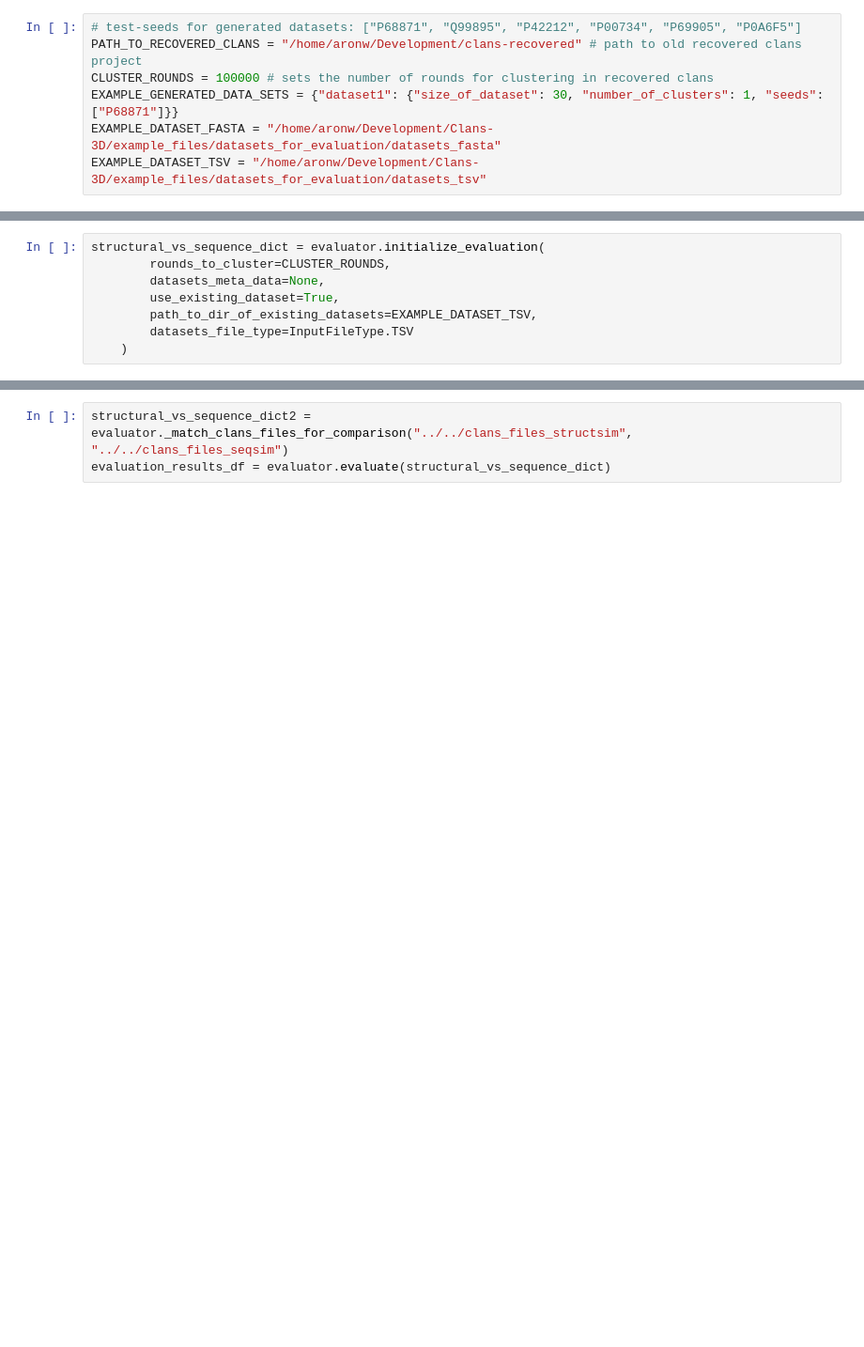
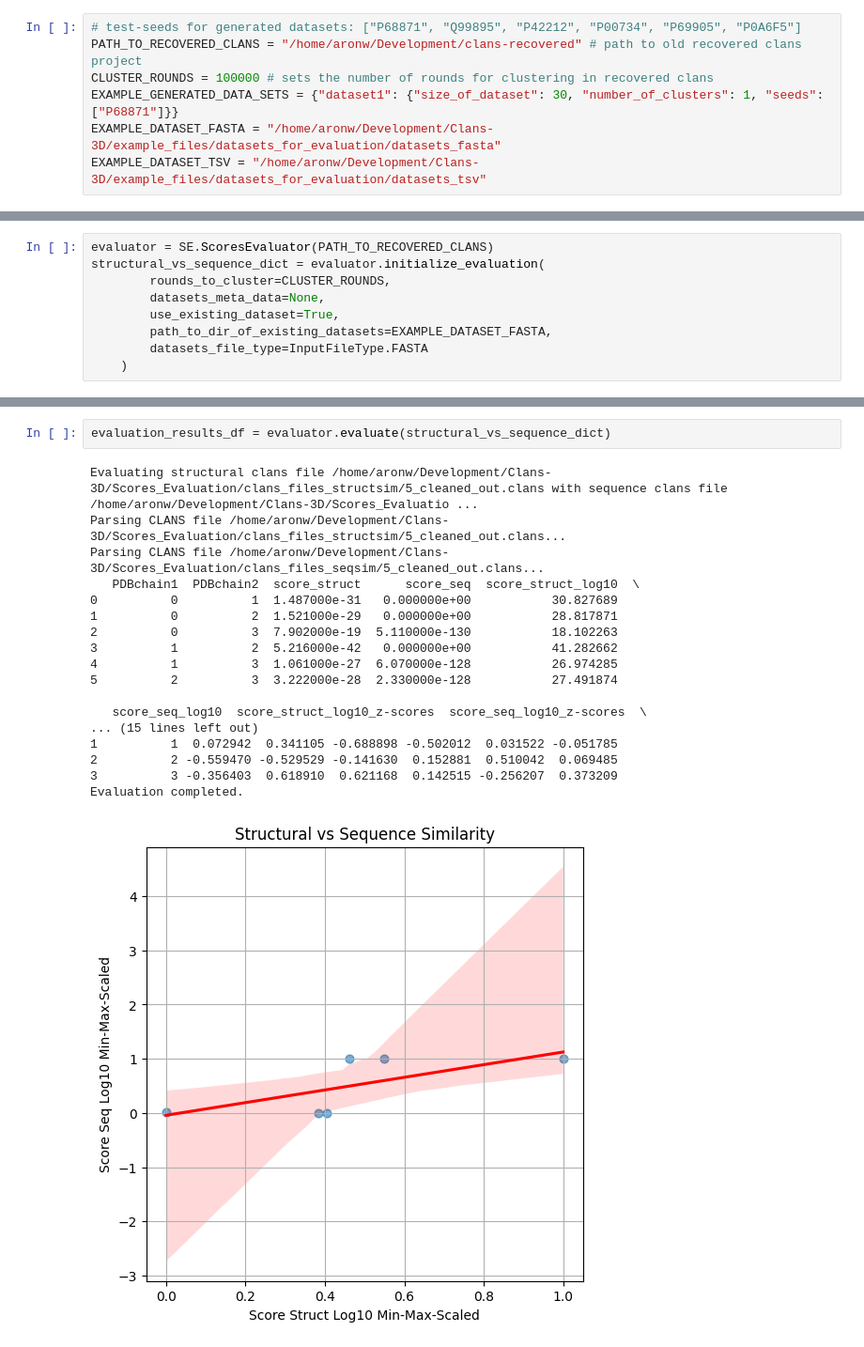
Before and after one commit to ElhabashyLab/3DClans, a Jupyter notebook: Scores_Evaluation/evaluation.ipynb, the cells around one changed output, grey strips where cells are left out. Shown at 94% size. Cells and saved outputs as stored; diff of their text form; blank space fills up the shorter version.

Commit message:
fixing bugs in Evaluation pipeline

```diff
--- a/Scores_Evaluation/evaluation.ipynb
+++ b/Scores_Evaluation/evaluation.ipynb
@@ -13,10 +22,11 @@ evaluator = ScoresEvaluator(PATH_TO_RECOVERED_CLANS)
 # %%
+evaluator = SE.ScoresEvaluator(PATH_TO_RECOVERED_CLANS)
 structural_vs_sequence_dict = evaluator.initialize_evaluation(
         rounds_to_cluster=CLUSTER_ROUNDS,
         datasets_meta_data=None,
         use_existing_dataset=True,
-        path_to_dir_of_existing_datasets=EXAMPLE_DATASET_TSV,
-        datasets_file_type=InputFileType.TSV
+        path_to_dir_of_existing_datasets=EXAMPLE_DATASET_FASTA,
+        datasets_file_type=InputFileType.FASTA
     )
 # %% [output]
 Initializing evaluation...
@@ -26,3 +68,21 @@ EmptyDataError: No columns to parse from file
 # %%
-structural_vs_sequence_dict2 = evaluator._match_clans_files_for_comparison("../../clans_files_structsim", "../../clans_files_seqsim")
 evaluation_results_df = evaluator.evaluate(structural_vs_sequence_dict)
+# %% [output]
+Evaluating structural clans file /home/aronw/Development/Clans-3D/Scores_Evaluation/clans_files_structsim/5_cleaned_out.clans with sequence clans file /home/aronw/Development/Clans-3D/Scores_Evaluatio ...
+Parsing CLANS file /home/aronw/Development/Clans-3D/Scores_Evaluation/clans_files_structsim/5_cleaned_out.clans...
+Parsing CLANS file /home/aronw/Development/Clans-3D/Scores_Evaluation/clans_files_seqsim/5_cleaned_out.clans...
+   PDBchain1  PDBchain2  score_struct      score_seq  score_struct_log10  \
+0          0          1  1.487000e-31   0.000000e+00           30.827689
+1          0          2  1.521000e-29   0.000000e+00           28.817871
+2          0          3  7.902000e-19  5.110000e-130           18.102263
+3          1          2  5.216000e-42   0.000000e+00           41.282662
+4          1          3  1.061000e-27  6.070000e-128           26.974285
+5          2          3  3.222000e-28  2.330000e-128           27.491874
+
+   score_seq_log10  score_struct_log10_z-scores  score_seq_log10_z-scores  \
+... (15 lines left out)
+1          1  0.072942  0.341105 -0.688898 -0.502012  0.031522 -0.051785
+2          2 -0.559470 -0.529529 -0.141630  0.152881  0.510042  0.069485
+3          3 -0.356403  0.618910  0.621168  0.142515 -0.256207  0.373209
+Evaluation completed.
+[figure, added]
```
Also changed, not shown: parts of 4 cells of this notebook, 7 other files.
